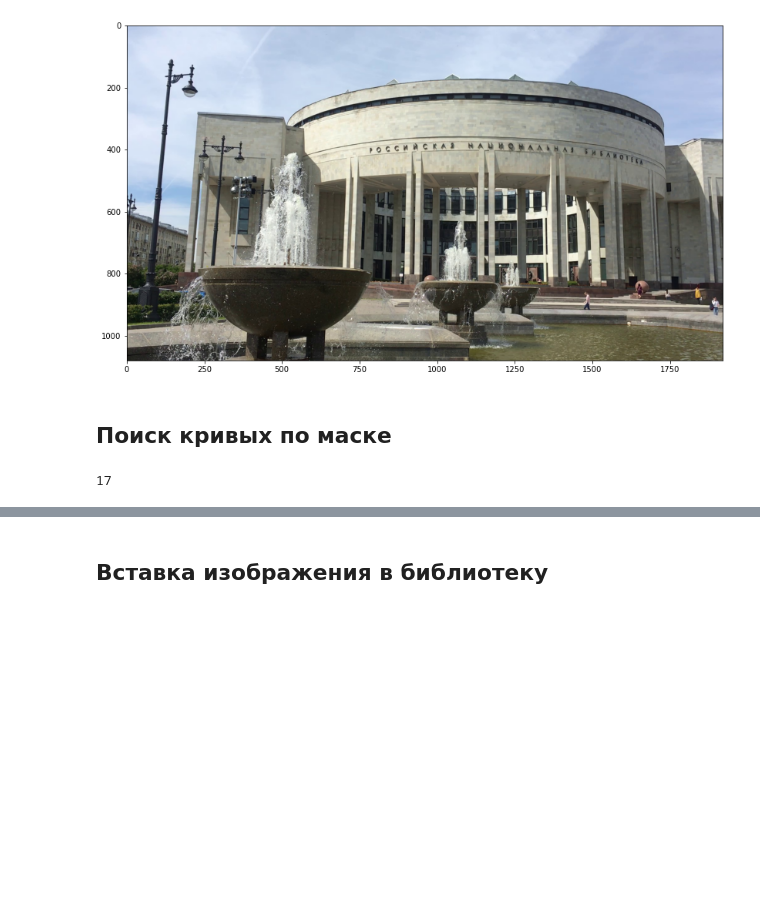
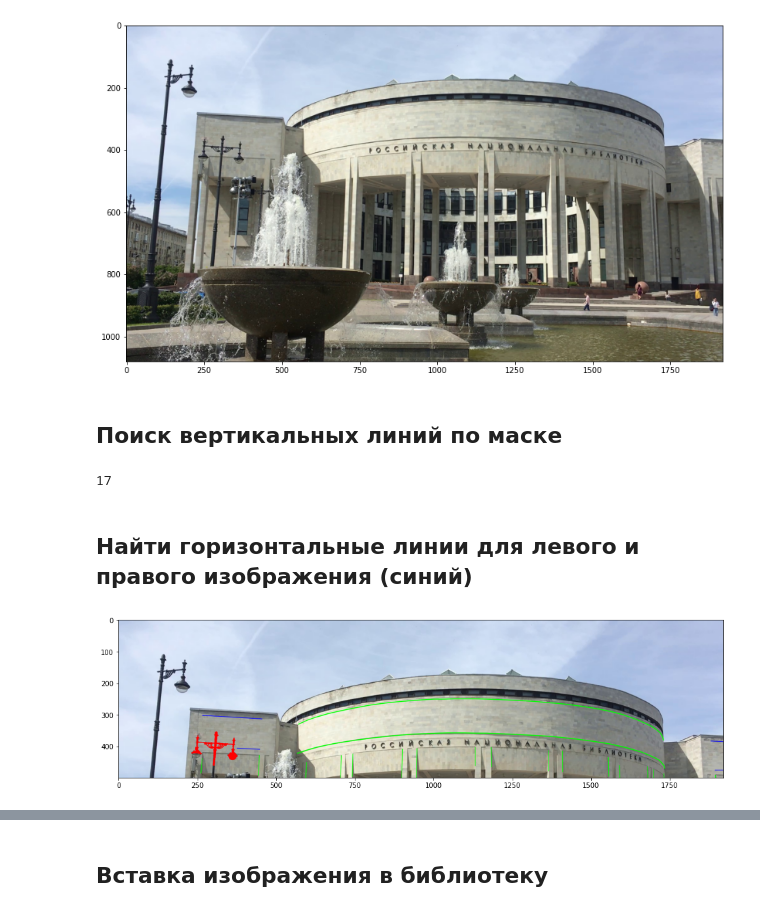
Before and after one commit to IvanHod/insert_images, a Jupyter notebook: диплом Насти.ipynb, the cells around one changed output, grey strips where cells are left out. Drawn from its saved outputs; the diff is of its cells as text; code cells hidden in the pictures; blank space fills up the shorter version.

```diff
--- a/диплом Насти.ipynb
+++ b/диплом Насти.ipynb
@@ -55,4 +54,4 @@ ax.imshow(cv2.cvtColor(img_source, cv2.COLOR_RGB2BGR))
 <matplotlib.image.AxesImage at 0x...>
 [figure]
 # %% [markdown]
-## Поиск кривых по маске
+## Поиск вертикальных линий по маске
@@ -125,2 +146,4 @@ len(lines)
 # %% [output]
 17
+# %% [markdown]
+## Найти горизонтальные линии для левого и правого изображения (синий)
@@ -127,2 +194,6 @@ len(lines)
+# %%
+imshow(cv2.cvtColor(img_source_mask[:500, :], cv2.COLOR_RGB2BGR))
+# %% [output]
+[figure, added]
 # %%
 tmp = np.zeros(img_source_mask.shape, dtype='uint8')
```
Also changed, not shown: parts of 23 cells of this notebook, 1 other file.
